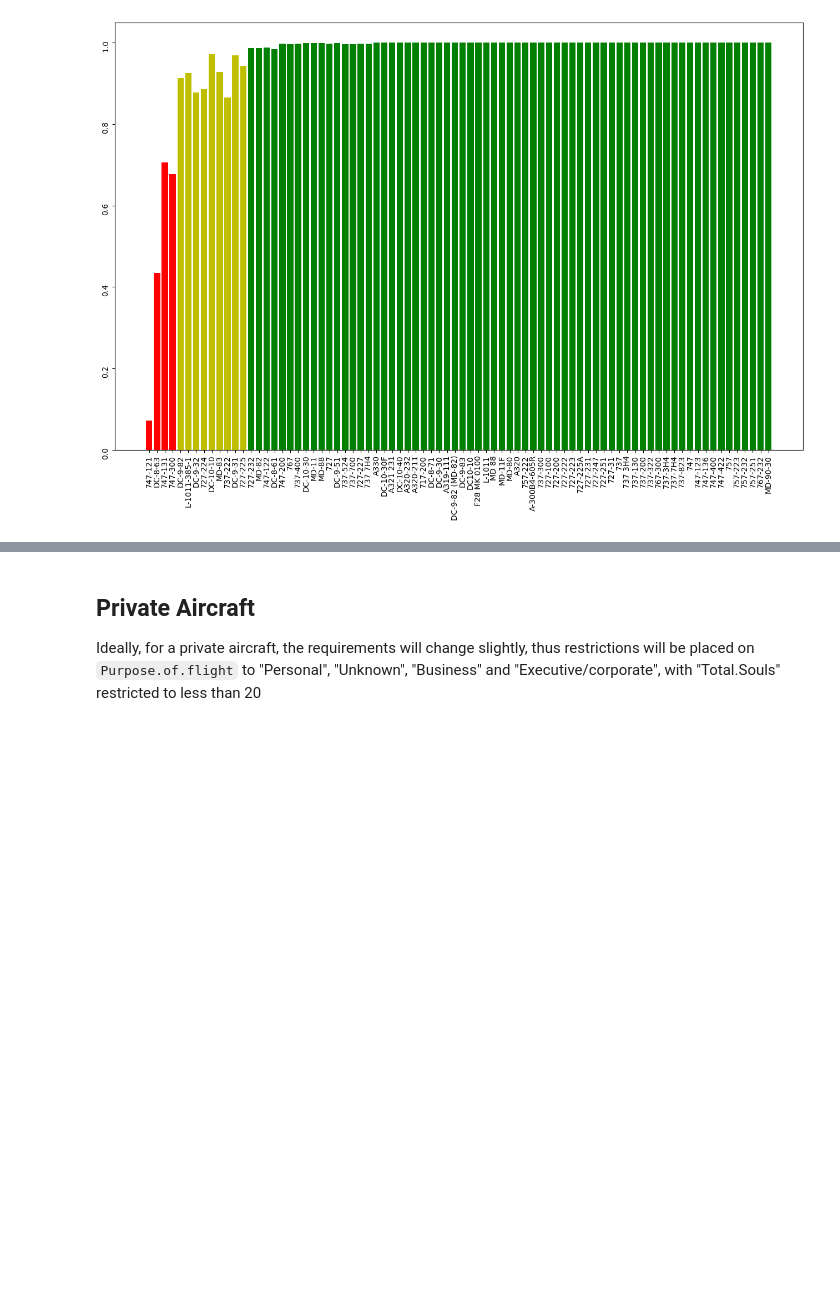
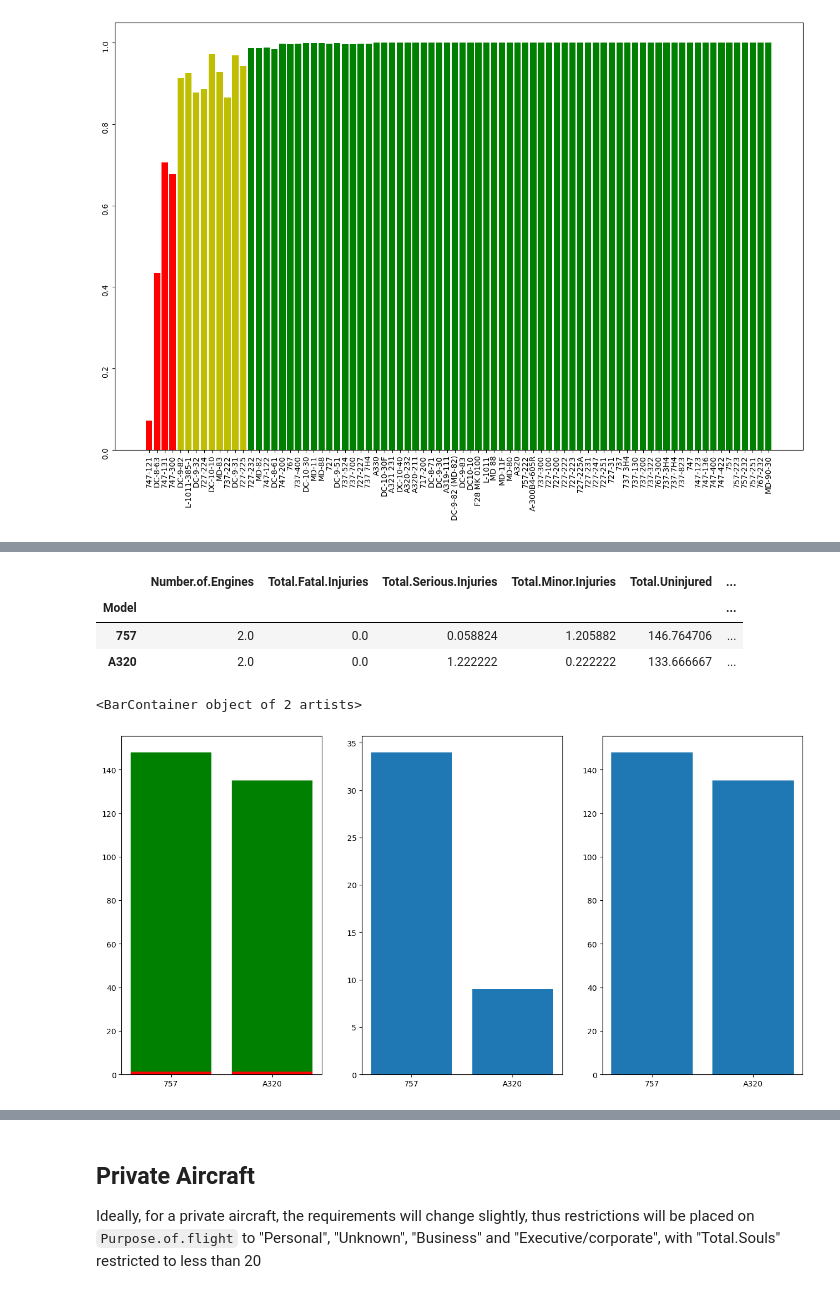
Before and after one commit to Luwate/dsc-phase-1-project, a Jupyter notebook: student.ipynb, the cells around one changed output, grey strips where cells are left out. Drawn from its saved outputs; the diff is of its cells as text; code cells hidden in the pictures; blank space fills up the shorter version.

```diff
--- a/student.ipynb
+++ b/student.ipynb
@@ -613,3 +611,7 @@ Md Helicopter                    1
 Saab-Scania                      1
 Piper Aircraft Corporation       1
 Name: count, Length: 250, dtype: int64
+# %%
+df_cleaned['Model'] = df_cleaned['Model'].str.upper()
+df_cleaned['Model'] = df_cleaned['Model'].str.strip()
+df_cleaned['Model'].value_counts()
@@ -968,0 +1077,5 @@ Candidates:
+# %%
+final_stats = final.groupby('Model').mean(numeric_only=True)
+final_stats['Total.Events'] = final.groupby('Model').size()
+final_stats['Incident.Year'] = final[['Model', 'Event.Date']].groupby("Model").median()['Event.Date'].dt.year
+final_stats
@@ -968,0 +1091,19 @@ Candidates:
+# %%
+final_stats = final_stats[final_stats['Incident.Year']>=2000]
+final_stats
+# %% [output]
+|  | Number.of.Engines | Total.Fatal.Injuries | Total.Serious.Injuries | Total.Minor.Injuries | Total.Uninjured | ... |
+| Model |  |  |  |  |  | ... |
+| 757 | 2.0 | 0.0 | 0.058824 | 1.205882 | 146.764706 | ... |
+| A320 | 2.0 | 0.0 | 1.222222 | 0.222222 | 133.666667 | ... |
+# %%
+fig, ax = plt.subplots(nrows=1, ncols =3, figsize= (16,8))
+ax[0].bar(final_stats.index, (final_stats['Total.Souls'] - final_stats['Total.Uninjured']), color = 'r')
+ax[0].bar(final_stats.index, final_stats['Total.Uninjured'], color = 'g', bottom = (final_stats['Total.Souls'] - final_stats['Total.Uninjured']))
+
+ax[1].bar(final_stats.index, final_stats['Total.Events'])
+
+ax[2].bar(final_stats.index, final_stats['Total.Souls'])
+# %% [output]
+<BarContainer object of 2 artists>
+[figure, added]
```
Also changed, not shown: parts of 24 cells of this notebook.
